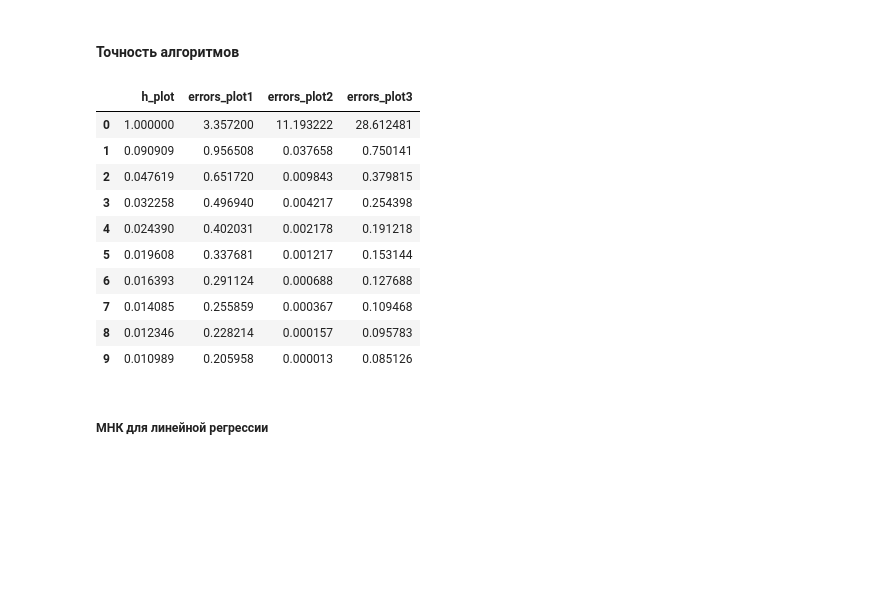
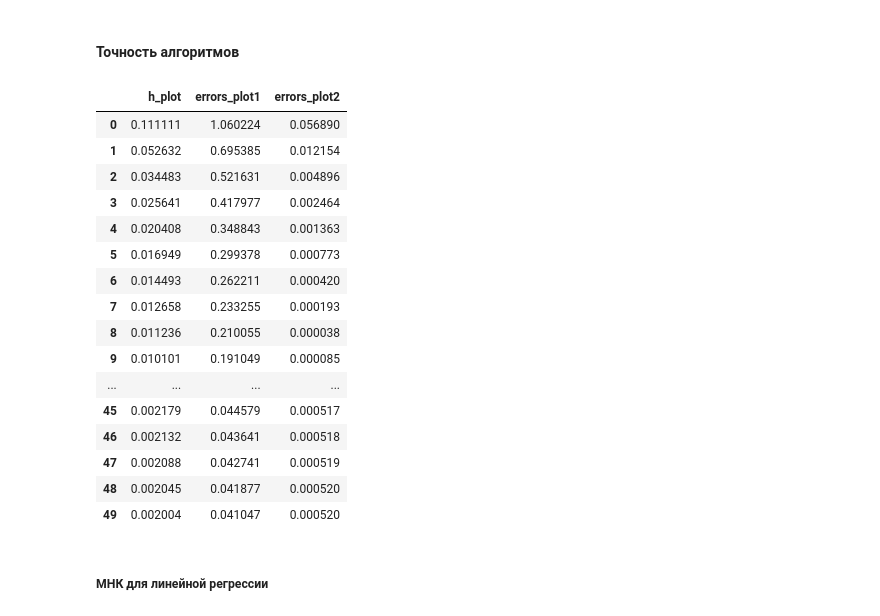
Before and after one commit to Shchetinnikov/Numerical_Methods, a Jupyter notebook: Lab6.ipynb, the cells around one changed output. Cells and saved outputs as stored; diff of their text form; code cells hidden in the pictures; blank space fills up the shorter version.

```diff
--- a/Lab6.ipynb
+++ b/Lab6.ipynb
@@ -228,8 +226,8 @@ df
 # %%
 # количество узлов сетки
 
-node_min_count = 2
-node_max_count = 100
+node_min_count = 10
+node_max_count = 1000
 # %%
 # вычисление ошибок
 
@@ -385,7 +360,7 @@ alpha1 = 0
 beta1  = 1
 # %%
 # шаг сетки
-h = 0.05
+h = 0.01
 
 # построение сетки
 x_plot= np.linspace(a, b, round((b - a) / h) + 1)
@@ -463,8 +435,8 @@ df
 # %%
 # количество узлов сетки
 
-node_min_count = 2
-node_max_count = 100
+node_min_count = 10
+node_max_count = 1000
 # %%
 # вычисление ошибок
 
@@ -479,41 +451,38 @@ for n in np.arange(node_min_count, node_max_count + 1, step=10):
 
     a1_plot, b1_plot, c1_plot, f1_plot = SLE_constants (x0_plot, alpha1, alpha2, beta1, beta2, gamma1, gamma2, p, q, f)
     a2_plot, b2_plot, c2_plot, f2_plot = SLE_constants (x0_plot, alpha1, alpha2, beta1, beta2, gamma1, gamma2, p, q, f, 2)
-    a3_plot, b3_plot, c3_plot, f3_plot = SLE_constants_(x0_plot, alpha1, alpha2, beta1, beta2, gamma1, gamma2, p, q, f)
 
     y1_plot = Thomas_algorithm(a1_plot, b1_plot, c1_plot, f1_plot)
     y2_plot = Thomas_algorithm(a2_plot, b2_plot, c2_plot, f2_plot)
-    y3_plot = Thomas_algorithm(a3_plot, b3_plot, c3_plot, f3_plot)
     u_plot  = [u(x) for x in x0_plot]
 
     max_error1 = max([abs(y1 - u) for y1, u in zip(y1_plot, u_plot)])
     max_error2 = max([abs(y2 - u) for y2, u in zip(y2_plot, u_plot)])
-    max_error3 = max([abs(y3 - u) for y3, u in zip(y3_plot, u_plot)])
 
     h_plot.append(h)
     errors_plot1.append(max_error1)
     errors_plot2.append(max_error2)
-    errors_plot3.append(max_error3)
 # %%
-# print(errors_plot1)
-# print(errors_plot2)
-# print(errors_plot3)
-# print(h_plot)
-
-d = {'h_plot': h_plot, 'errors_plot1': errors_plot1, 'errors_plot2': errors_plot2, 'errors_plot3': errors_plot3}
+d = {'h_plot': h_plot, 'errors_plot1': errors_plot1, 'errors_plot2': errors_plot2}
 
 df = pd.DataFrame(d)
-df
+df.head(50)
 # %% [output]
-|  | h_plot | errors_plot1 | errors_plot2 | errors_plot3 |
-| 0 | 1.000000 | 3.357200 | 11.193222 | 28.612481 |
-| 1 | 0.090909 | 0.956508 | 0.037658 | 0.750141 |
-| 2 | 0.047619 | 0.651720 | 0.009843 | 0.379815 |
-| 3 | 0.032258 | 0.496940 | 0.004217 | 0.254398 |
-| 4 | 0.024390 | 0.402031 | 0.002178 | 0.191218 |
-| 5 | 0.019608 | 0.337681 | 0.001217 | 0.153144 |
-| 6 | 0.016393 | 0.291124 | 0.000688 | 0.127688 |
-| 7 | 0.014085 | 0.255859 | 0.000367 | 0.109468 |
-| 8 | 0.012346 | 0.228214 | 0.000157 | 0.095783 |
-| 9 | 0.010989 | 0.205958 | 0.000013 | 0.085126 |
+|  | h_plot | errors_plot1 | errors_plot2 |
+| 0 | 0.111111 | 1.060224 | 0.056890 |
+| 1 | 0.052632 | 0.695385 | 0.012154 |
+| 2 | 0.034483 | 0.521631 | 0.004896 |
+| 3 | 0.025641 | 0.417977 | 0.002464 |
+| 4 | 0.020408 | 0.348843 | 0.001363 |
+| 5 | 0.016949 | 0.299378 | 0.000773 |
+| 6 | 0.014493 | 0.262211 | 0.000420 |
+| 7 | 0.012658 | 0.233255 | 0.000193 |
+| 8 | 0.011236 | 0.210055 | 0.000038 |
+| 9 | 0.010101 | 0.191049 | 0.000085 |
+| ... | ... | ... | ... |
+| 45 | 0.002179 | 0.044579 | 0.000517 |
+| 46 | 0.002132 | 0.043641 | 0.000518 |
+| 47 | 0.002088 | 0.042741 | 0.000519 |
+| 48 | 0.002045 | 0.041877 | 0.000520 |
+| 49 | 0.002004 | 0.041047 | 0.000520 |
 # %%
```
Also changed, not shown: parts of 14 cells of this notebook.
